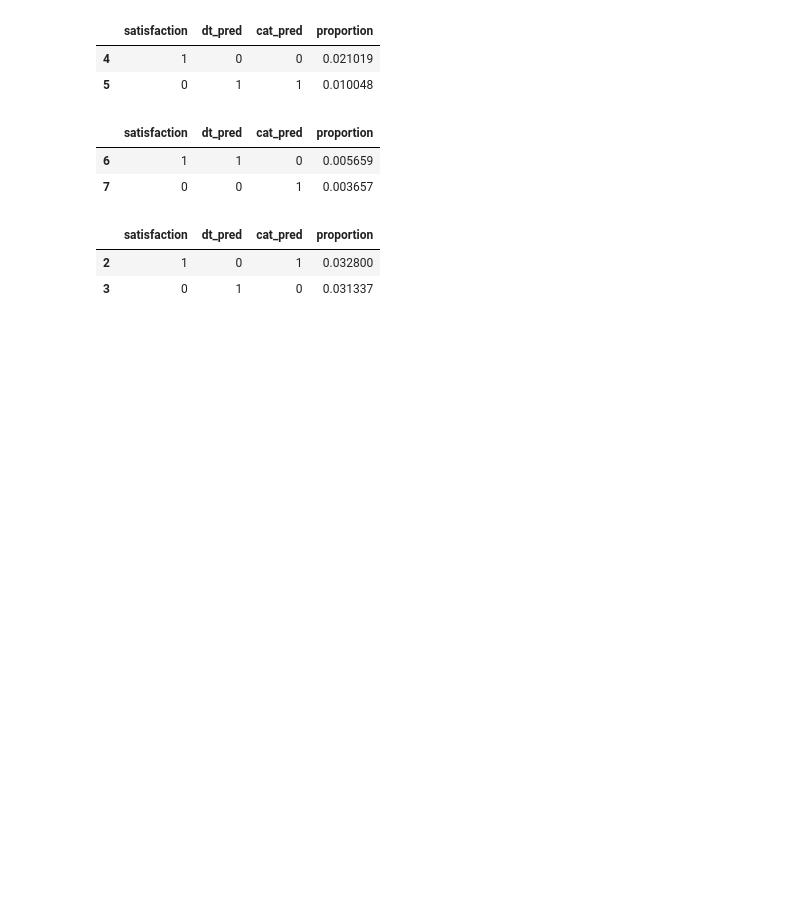
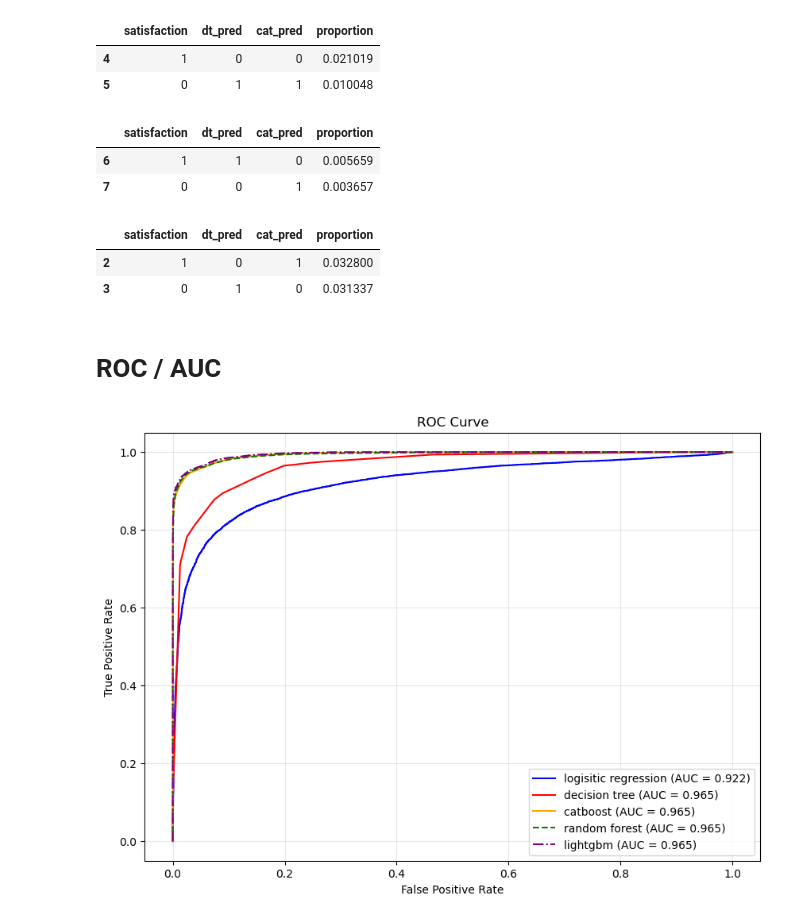
Before and after one commit to woojin-heo/SHAP, a Jupyter notebook: scripts/model_compare.ipynb, the cells around one changed output. Saved outputs shown, nothing was run; the diff lists cells and outputs as text; code cells hidden in the pictures; blank space fills up the shorter version.

Commit message:
add roc, shap

```diff
--- a/scripts/model_compare.ipynb
+++ b/scripts/model_compare.ipynb
@@ -8,9 +11,9 @@ import lightgbm as lgb
 # %%
 # train_data
-df_train, X_train, X_valid, y_train, y_valid = preprocessing(test_size=0.3, file_path='/Users/woojinheo/Desktop/github/SHAP/data/train.csv')
+df_train, cols, X_train, X_valid, y_train, y_valid = preprocessing(test_size=0.3, file_path='/Users/woojinheo/Desktop/github/SHAP/data/train.csv')
 
 # test_data
-df_test, X_test, _, y_test, _ = preprocessing(test_size=0, file_path='/Users/woojinheo/Desktop/github/SHAP/data/test.csv')
+df_test, _, X_test, _, y_test, _ = preprocessing(test_size=0, file_path='/Users/woojinheo/Desktop/github/SHAP/data/test.csv')
 # %% [markdown]
 # train
 # %%
@@ -68,17 +71,17 @@ logistic_model = load('/Users/woojinheo/Desktop/github/SHAP/models/logistic_regr
 # %%
-# # logistic_regression
-# logistic_model = load('/Users/woojinheo/Desktop/github/SHAP/models/logistic_regression_model.pkl')
+# logistic_regression
+logistic_model = load('/Users/woojinheo/Desktop/github/SHAP/models/logistic_regression_model.pkl')
 
 # decision_tree
-# with open('/Users/woojinheo/Desktop/github/SHAP/models/decision_tree_model.pkl', 'rb') as file:
-#     dt_model = pickle.load(file)
+with open('/Users/woojinheo/Desktop/github/SHAP/models/decision_tree_model.pkl', 'rb') as file:
+    dt_model = pickle.load(file)
 
 # # catboost
-# with open('/Users/woojinheo/Desktop/github/SHAP/models/catboost_model.pkl', 'rb') as file:
-#     catboost_model = pickle.load(file)
+with open('/Users/woojinheo/Desktop/github/SHAP/models/catboost_model.pkl', 'rb') as file:
+    catboost_model = pickle.load(file)
 
 # random_forest
-# rf_model = load('/Users/woojinheo/Desktop/github/SHAP/models/random_forest_model.pkl')
+rf_model = load('/Users/woojinheo/Desktop/github/SHAP/models/random_forest_model.pkl')
 
 # light_gbm
 lgb_model = load('/Users/woojinheo/Desktop/github/SHAP/models/light_gbm_model.pkl')
@@ -136,3 +178,5 @@ check[(check.satisfaction!=check.dt_pred)&(check.satisfaction==check.cat_pred)]
 |  | satisfaction | dt_pred | cat_pred | proportion |
 | 2 | 1 | 0 | 1 | 0.032800 |
 | 3 | 0 | 1 | 0 | 0.031337 |
+# %% [markdown]
+# ROC / AUC
@@ -138,0 +221,17 @@ check[(check.satisfaction!=check.dt_pred)&(check.satisfaction==check.cat_pred)]
+# %%
+# ROC Curve visualization
+plt.figure(figsize=(10, 7))
+plt.plot(lr_fpr, lr_tpr, color='blue', label=f'logisitic regression (AUC = {lr_roc_auc:.3f})')
+plt.plot(dt_fpr, dt_tpr, color='red', label=f'decision tree (AUC = {dt_roc_auc:.3f})')
+plt.plot(cat_fpr, cat_tpr, color='orange', label=f'catboost (AUC = {dt_roc_auc:.3f})')
+plt.plot(rf_fpr, rf_tpr, color='green', linestyle='--', label=f'random forest (AUC = {dt_roc_auc:.3f})')
+plt.plot(lgb_fpr, lgb_tpr, color='purple', linestyle='-.', label=f'lightgbm (AUC = {dt_roc_auc:.3f})')
+# plt.plot([0, 1], [0, 1], color='gray', linestyle='--', label='Random Guess')
+plt.xlabel('False Positive Rate')
+plt.ylabel('True Positive Rate')
+plt.title('ROC Curve')
+plt.legend(loc="lower right")
+plt.grid(alpha=0.3)
+plt.show()
+# %% [output]
+[figure, added]
```
Also changed, not shown: parts of 20 cells of this notebook, 2 other files.
